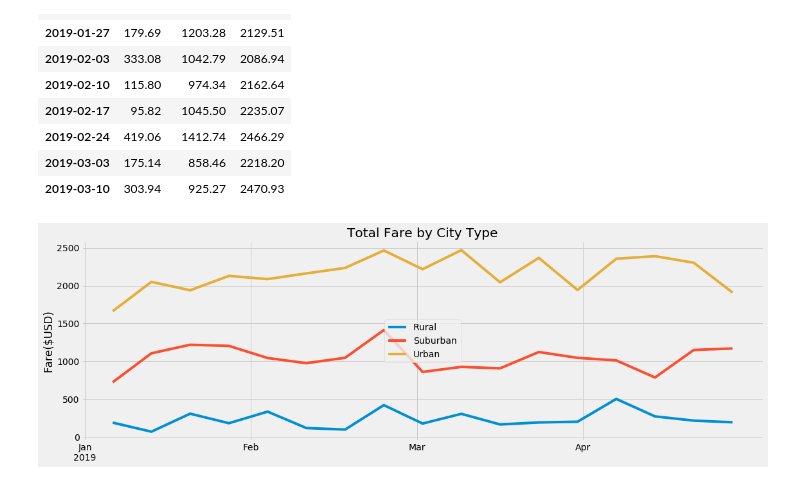
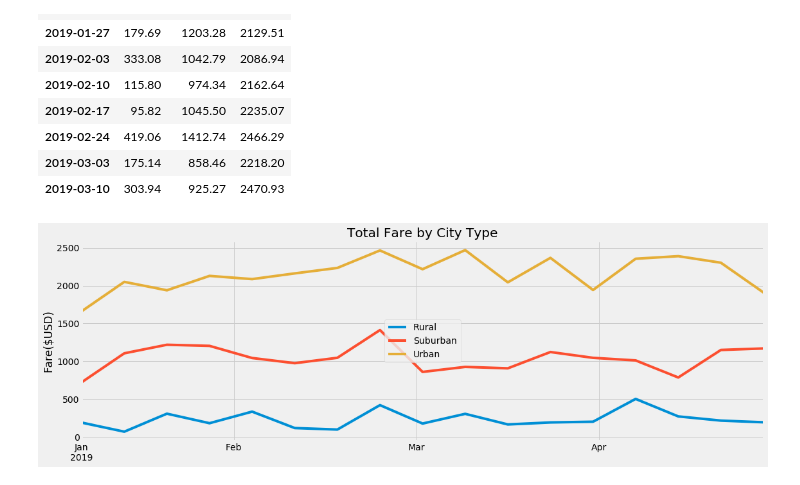
Before and after one commit to willmino/Pyber_Analysis, a Jupyter notebook: PyBer_Challenge_starter_code.ipynb, the cells around one changed output. Drawn from its saved outputs; the diff is of its cells as text; code cells hidden in the pictures.

```diff
--- a/PyBer_Challenge_starter_code.ipynb
+++ b/PyBer_Challenge_starter_code.ipynb
@@ -309,8 +309,6 @@ fare_by_week_pivot_df.head(10)
 from matplotlib import style
 # Use the graph style fivethirtyeight.
 style.use('fivethirtyeight')
-
-fix, ax = plt.subplots(figsize = (16,5.5))
 
 
 #pythonic way to get the number of months required for labels of
@@ -325,42 +323,43 @@ for i in weeks:
 #the input for axis labels using the ax.set_xticks() function must be a tuple
 xlabels = ("Jan\n2019", "Feb", "Mar", "Apr")
 
+fig,ax = plt.subplots(figsize = (16,5.5))
 
 ax.plot(fare_by_week_pivot_df)
-
 
 ax.set_title("Total Fare by City Type")
 ax.set_ylabel("Fare($USD)")
 
 lists = ax.get_xticks().tolist()
 intlist = []
 for i in lists:
     i = int(i)
     intlist.append(i)
 
 
 start = min(intlist)
 
 end = max(intlist)
+increments = int((end-start)/len(months))
+xaxis = np.arange(start,end,increments)
+xvalues = [value for value in xaxis]
+xaxis[0] = xaxis[0]+5
 
-increments = int((end-start)/len(months))
-
-
-
-xaxis = np.arange(start,end,increments)
-
-
-xvalues = [value for value in xaxis]
+ax.set_xlim(737176,737177)
 
 
 
 ax.set_xticks(xaxis)
 ax.set(xticklabels = xlabels)
 
+
 ax.legend(labels = ["Rural","Suburban", "Urban"], loc = "center")
 
 plt.tight_layout()
 
+
 plt.savefig("analysis/PyBer_fare_summary.png")
+
+plt.show()
 # %% [output]
-[figure, old version]
+[figure, new version]
```
Also changed, not shown: 2 other files.
